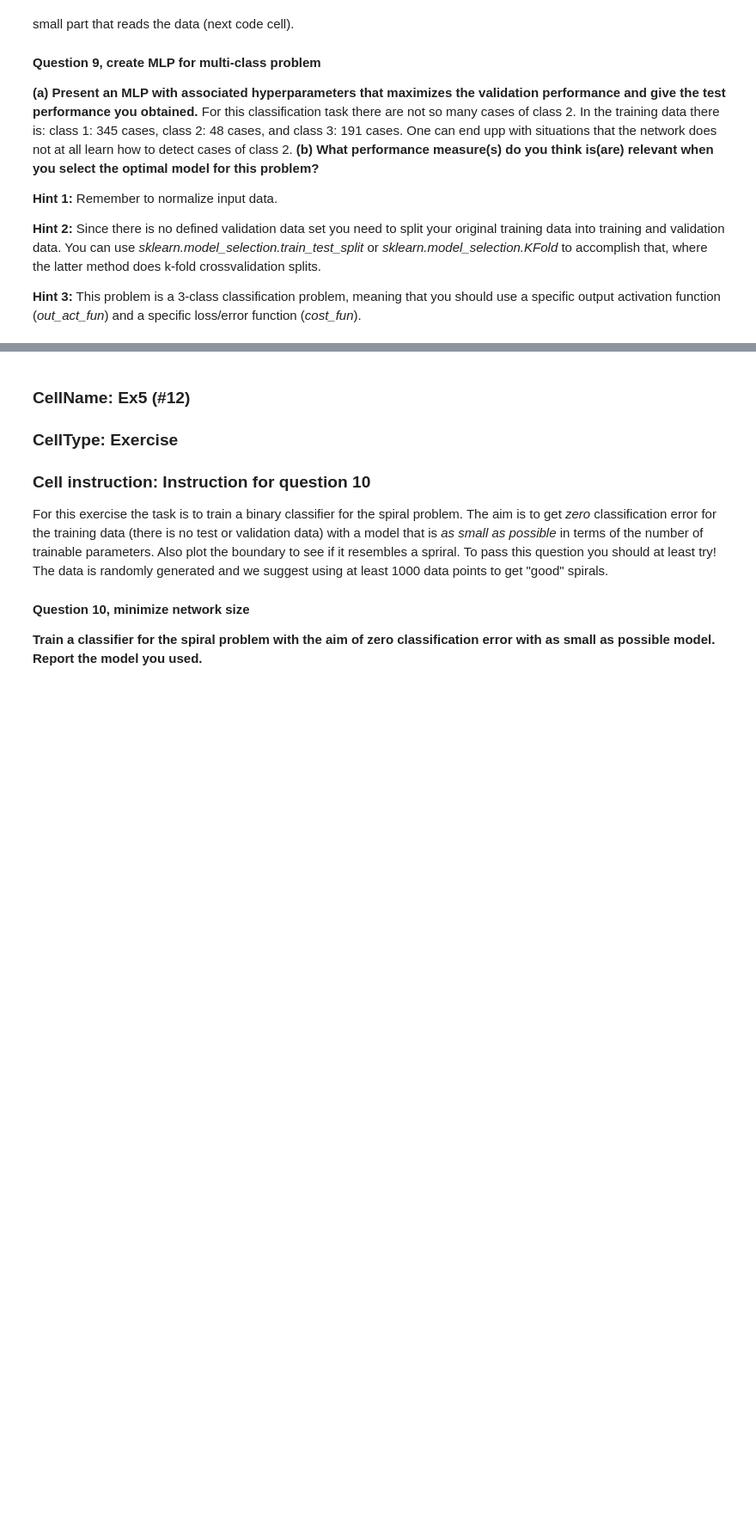
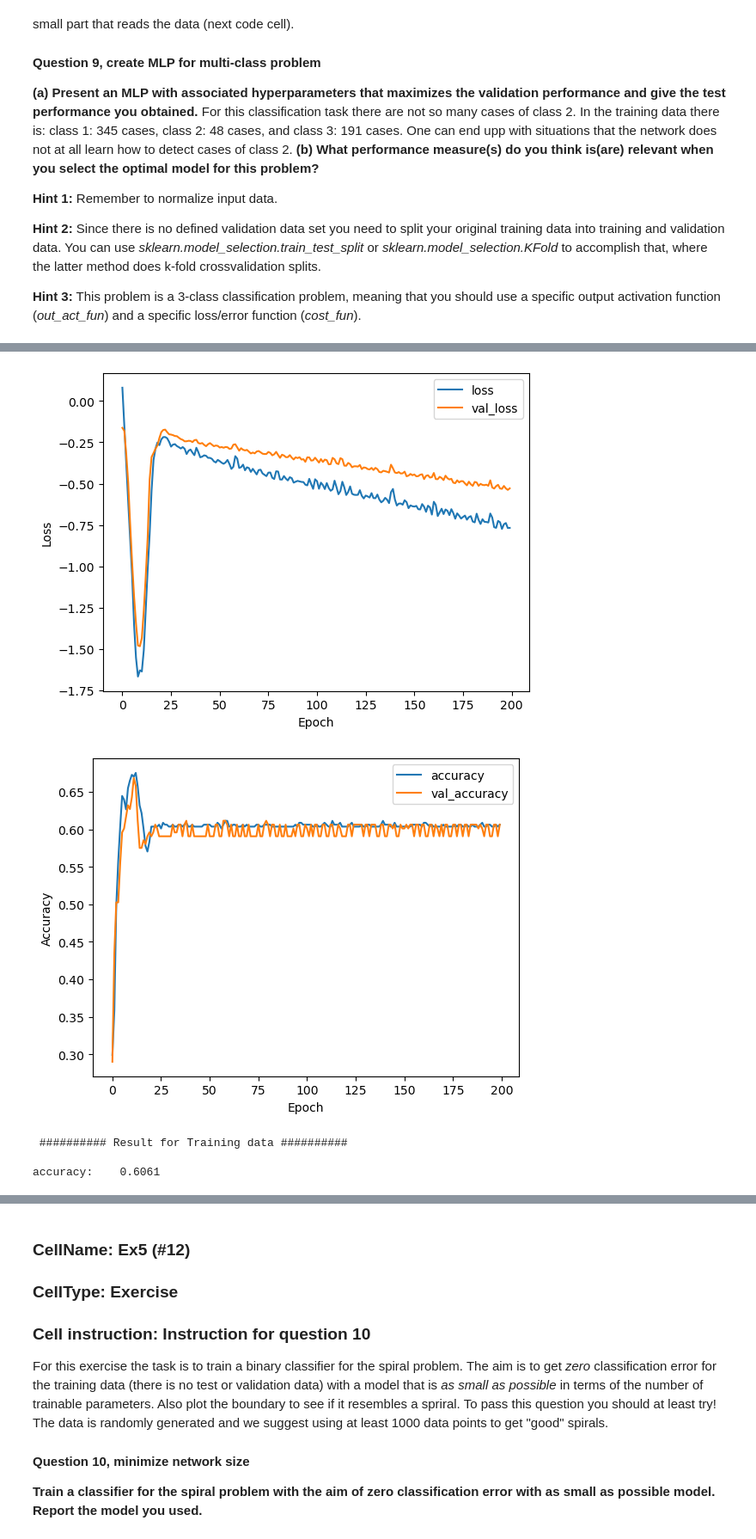
Before and after one commit to TheodorAT/Neural-Networks, a Jupyter notebook: Lab2/lab2.ipynb, the cells around one changed output, grey strips where cells are left out. Shown: that part at 86% size. Cells and saved outputs as stored; diff of their text form; code cells hidden in the pictures; blank space fills up the shorter version.

```diff
--- a/Lab2/lab2.ipynb
+++ b/Lab2/lab2.ipynb
@@ -928,0 +991,72 @@ x_trn, d_trn, x_tst, d_tst = bcf()
+# %%
+%%time
+
+# seed = 0 means random, seed > 0 means fixed
+seed = 1
+np.random.seed(seed) if seed else None
+
+# Load Bioconcentration training and test data
+x_trn, d_trn, x_tst, d_tst = bcf()
+num_classes = 3
+
+# Normalization:
+mu, std = standard(x_trn)
+x_trn = (x_trn - mu) / std
+x_tst = (x_tst - mu) / std
+
+mu, std = standard(d_trn)
+d_trn = (d_trn - mu) / std
+d_tst = (d_tst - mu) / std
+
+# Extracting a validation set from the training set:
+x_trn, x_val, d_trn, d_val = train_test_split(x_trn, d_trn, test_size=0.33)
+
+# Define the network, cost function and training settings:
+INPUT = {'inp_dim': x_trn.shape[1],
+         'n_nod': [3],
+         'drop_nod': 0,
+         'act_fun': 'tanh',
+         'out_act_fun': 'softmax',
+         'opt_method': 'Adam',
+         'cost_fun': 'categorical_crossentropy',
+         'lr_rate': 0.1,
+         'lambd' : 0,
+         'num_out' : num_classes}
+number_epochs = 200
+minibatch_size = 100
+
+# Get the model
+model_bio = mlp(**INPUT)
+
+# Print a summary of the model
+model_bio.summary()
+
+# Train the model
+estimator_bio = model_bio.fit(x_trn, d_trn,
+                      validation_data=(x_val, d_val),
+                      epochs=number_epochs,
+                      batch_size=minibatch_size,
+                      verbose=0)
+
+# Plot the learning curves
+plt.figure()
+plt.ylabel('Loss')
+plt.xlabel('Epoch')
+for k in ['loss', 'val_loss']:
+    plt.plot(estimator_bio.history[k], label = k)
+plt.legend()
+plt.show()
+
+plt.figure()
+plt.ylabel('Accuracy')
+plt.xlabel('Epoch')
+for k in ['accuracy', 'val_accuracy']:
+    plt.plot(estimator_bio.history[k], label = k)
+plt.legend()
+plt.show()
+
+# Plot the confusion matrix
+make_cm_plot(model_bio, x_trn, d_trn, num_classes, 'Training data')
+make_cm_plot(model_bio, x_val, d_val, num_classes, 'Validation data')
+make_cm_plot(model_bio, x_tst, d_tst, num_classes, 'Test data')
+# %% [output]
@@ -928,0 +1080,5 @@ x_trn, d_trn, x_tst, d_tst = bcf()
+[figure, added]
+[figure, added]
+ ########## Result for Training data ##########
+
+accuracy:    0.6061
```
Also changed, not shown: parts of 8 cells of this notebook.
